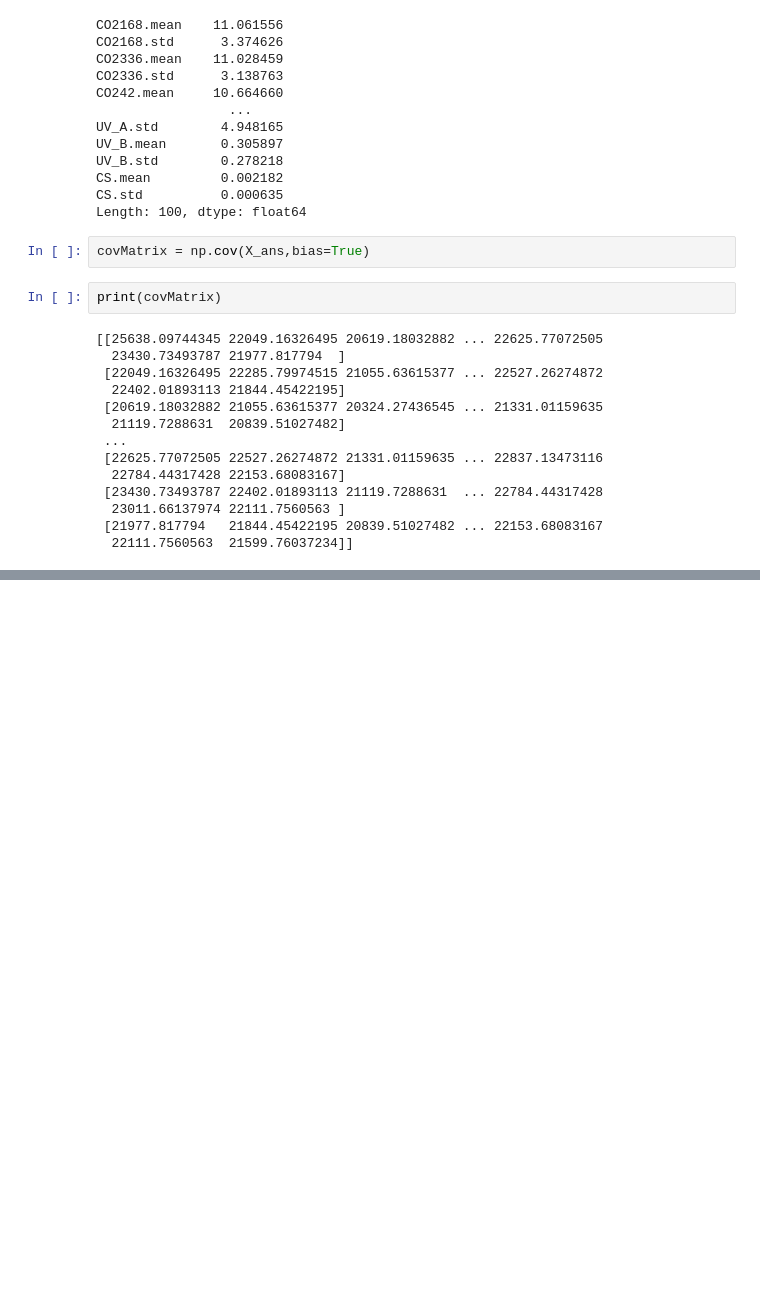
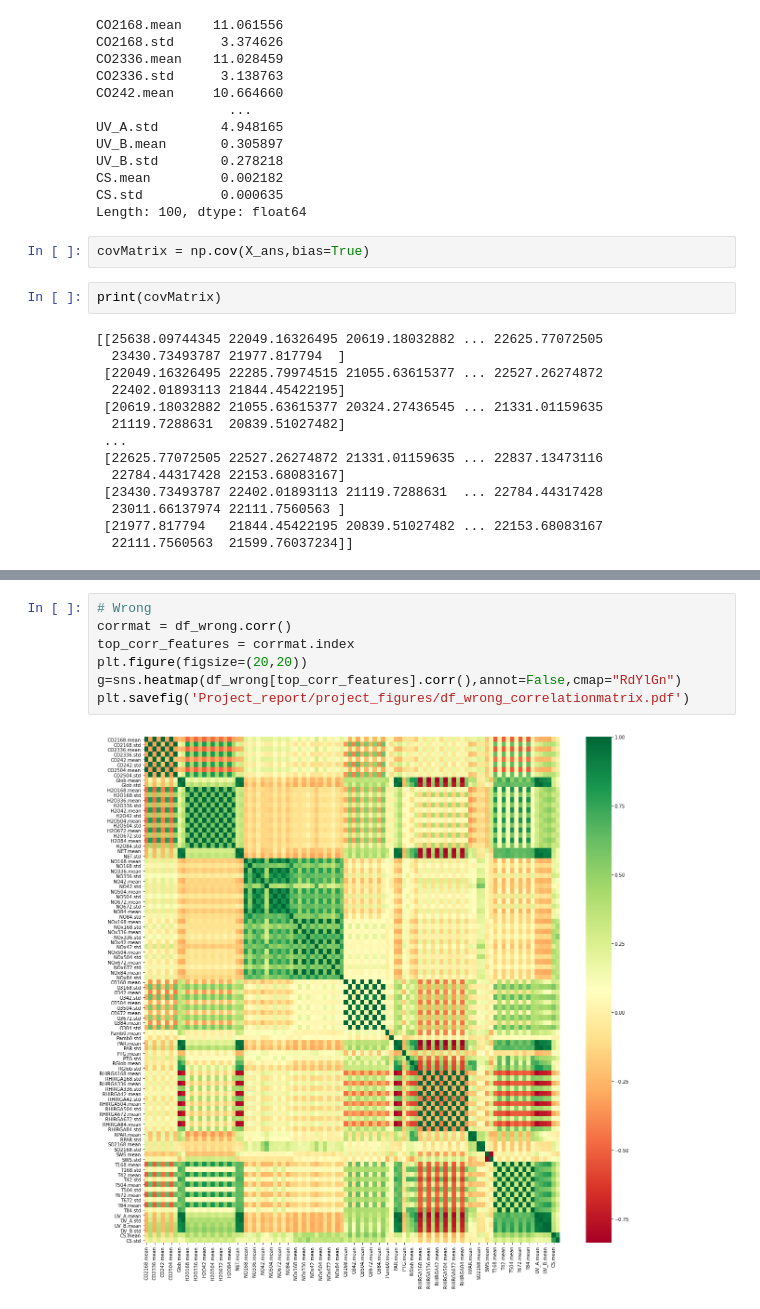
Before and after one commit to williwilliams3/TermProjectIML, a Jupyter notebook: answers_questions.ipynb, the cells around one changed output, grey strips where cells are left out. Cells and saved outputs as stored; diff of their text form; blank space fills up the shorter version.

```diff
--- a/answers_questions.ipynb
+++ b/answers_questions.ipynb
@@ -170,0 +209,9 @@ Index: []
+# %%
+# Wrong
+corrmat = df_wrong.corr()
+top_corr_features = corrmat.index
+plt.figure(figsize=(20,20))
+g=sns.heatmap(df_wrong[top_corr_features].corr(),annot=False,cmap="RdYlGn")
+plt.savefig('Project_report/project_figures/df_wrong_correlationmatrix.pdf')
+# %% [output]
+[figure, added]
```
Also changed, not shown: parts of 6 cells of this notebook, 4 other files.
